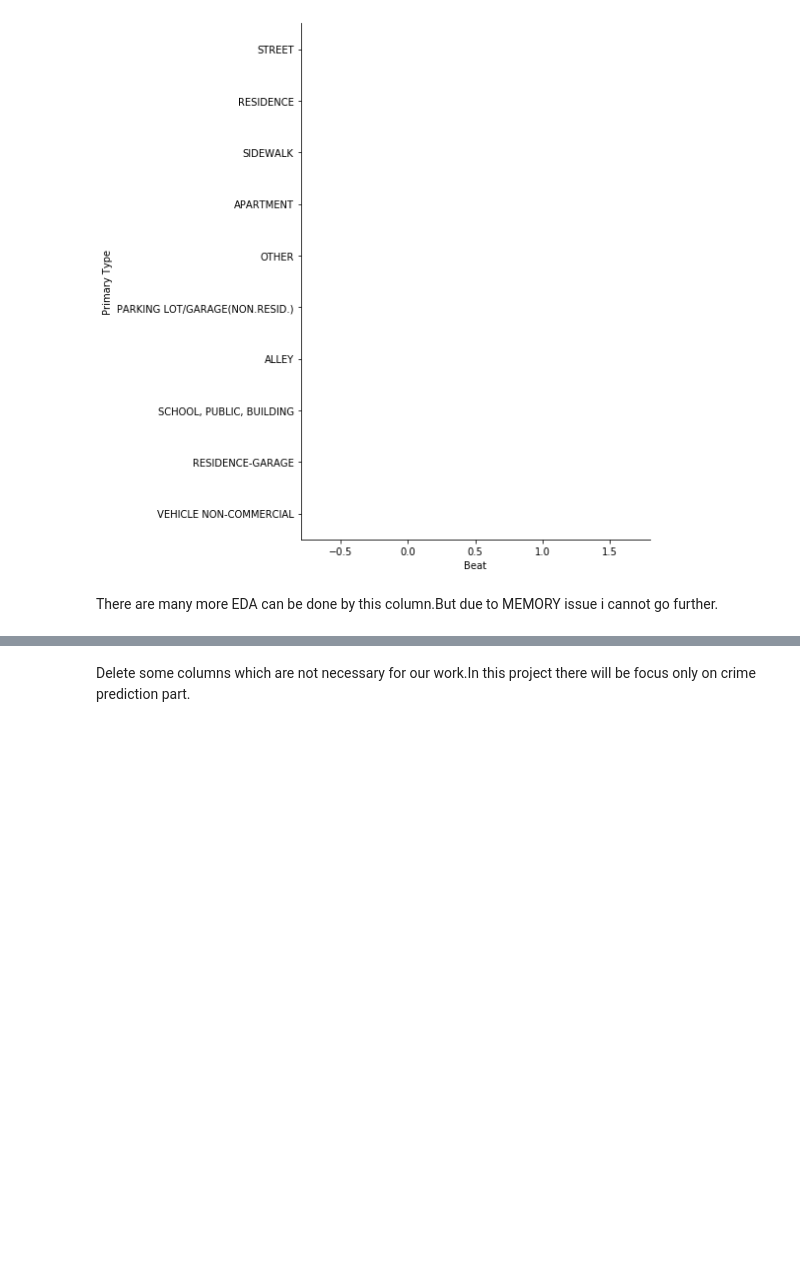
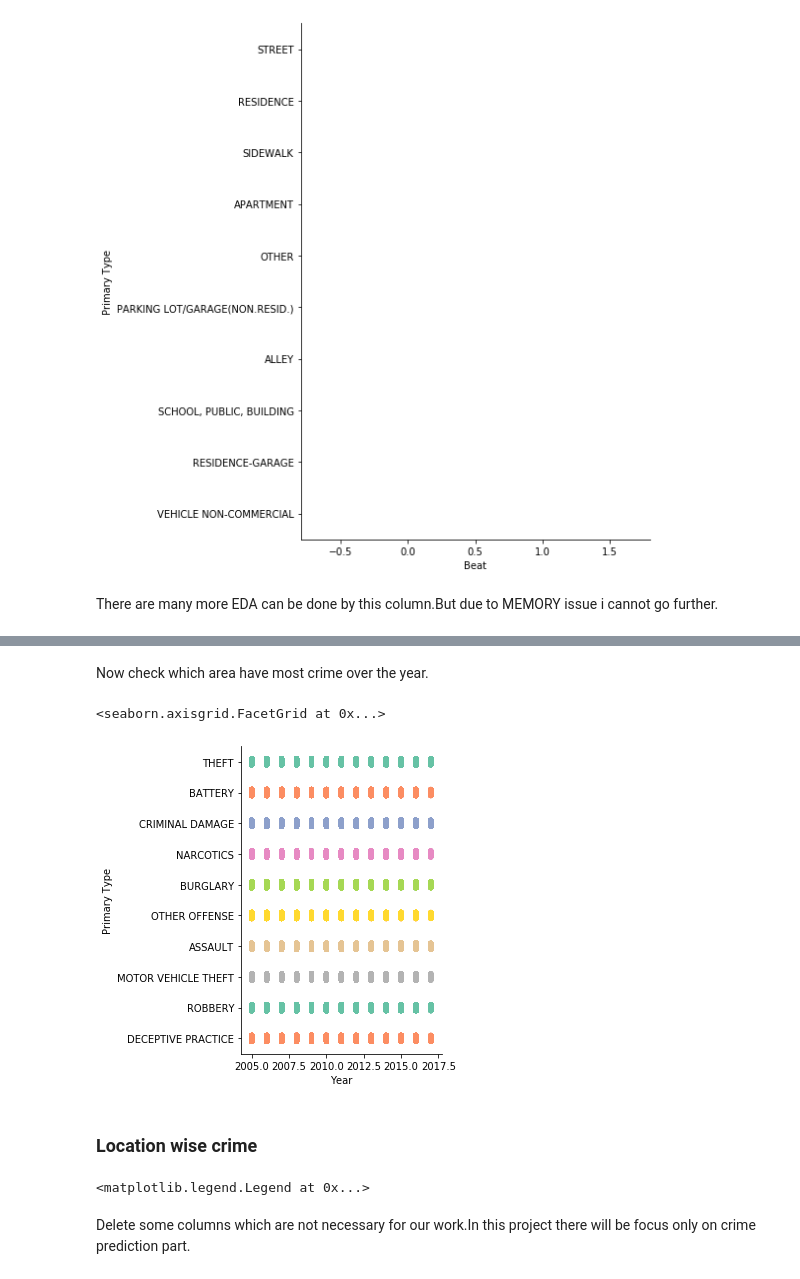
Before and after one commit to LIMON100/Crimes-in-Chicago, a Jupyter notebook: CrimeAnalysis.ipynb, the cells around one changed output, grey strips where cells are left out. Saved outputs shown, nothing was run; the diff lists cells and outputs as text; code cells hidden in the pictures; blank space fills up the shorter version.

```diff
--- a/CrimeAnalysis.ipynb
+++ b/CrimeAnalysis.ipynb
@@ -466,0 +485,3 @@ There are many more EDA can be done by this column.But due to MEMORY issue i can
+# %%
+dataset['Month'] = pd.DatetimeIndex(dataset['Date']).month
+dataset.head()
@@ -467,3 +497,23 @@ There are many more EDA can be done by this column.But due to MEMORY issue i can
+# %% [markdown]
+Now check which area have most crime over the year.
+# %%
+sns.catplot(x = 'Year' , y = 'Primary Type' , data = dataset , order = dataset['Primary Type'].value_counts().iloc[:10].index , palette = 'Set2')
+# %% [output]
+<seaborn.axisgrid.FacetGrid at 0x...>
+[figure, added]
+# %% [markdown]
+### Location wise crime
+# %%
+dataset.plot(kind = "scatter" , x = "Longitude" , y="Latitude", alpha = 0.4,
+    s = dataset["YEAR"] , label = "YEAR" , figsize = (12 , 10),
+    c="YEAR" ,
+    cmap=plt.get_cmap("hot"), colorbar=True,
+    sharex=False)
+
+plt.legend()
+#save_fig("Mping")
+# %% [output]
+<matplotlib.legend.Legend at 0x...>
 # %% [markdown]
 Delete some columns which are not necessary for our work.In this project there will be focus only on crime prediction part.
 # %%
```
Also changed, not shown: parts of 4 cells of this notebook.
